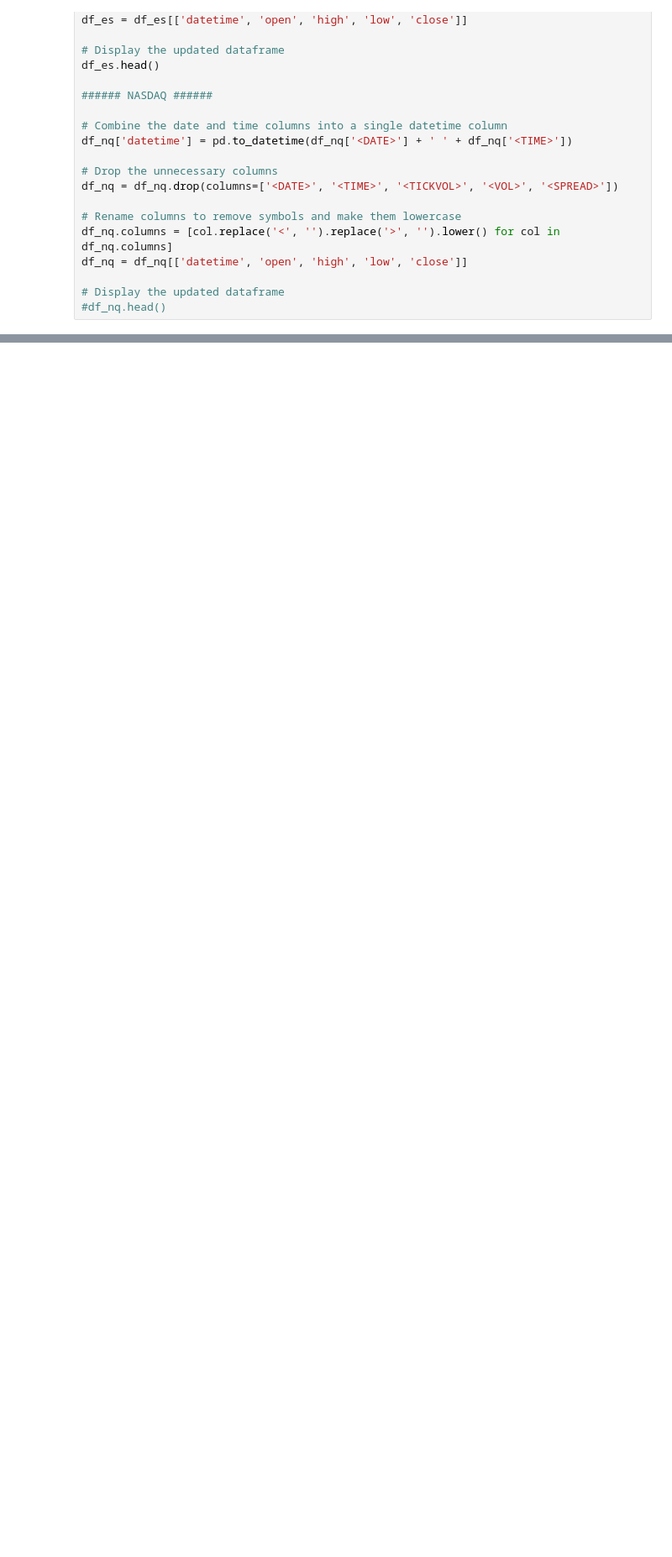
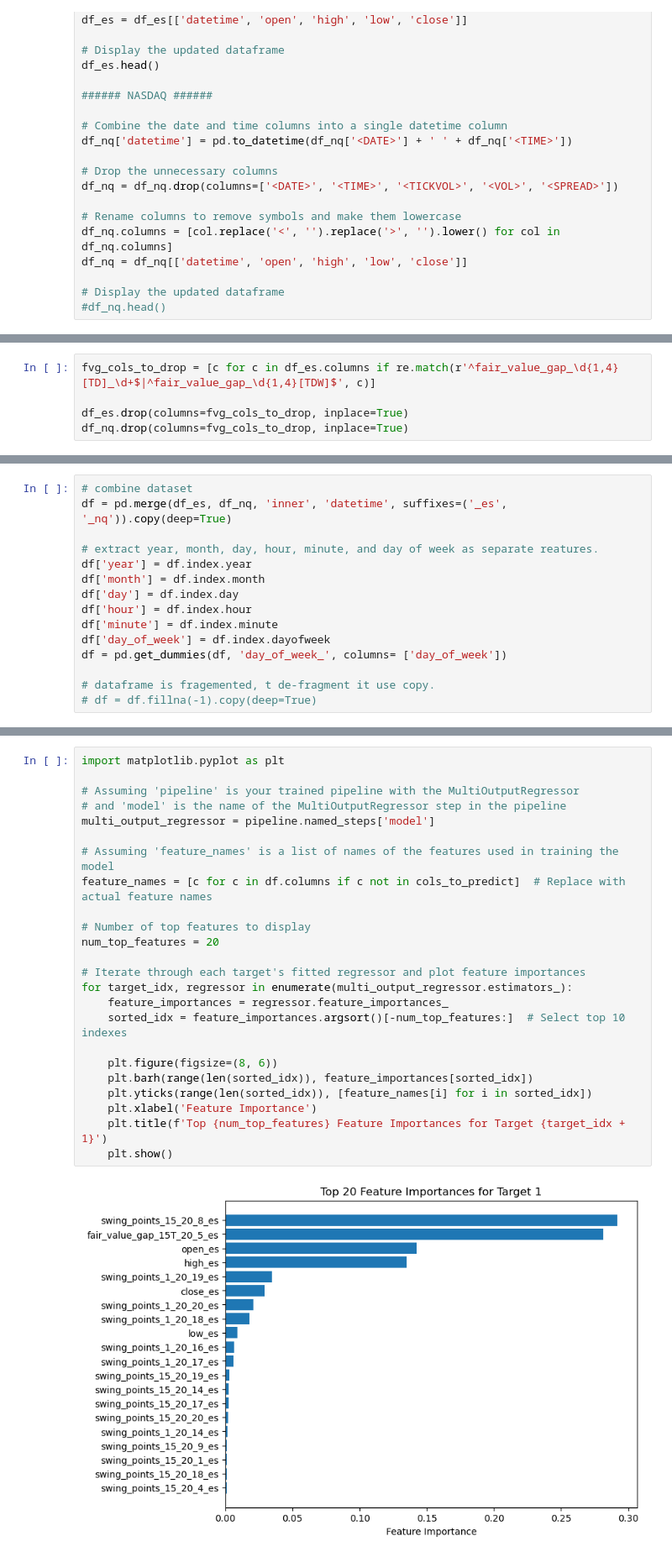
Before and after one commit to kshptl/ML-Futures, a Jupyter notebook: chatgpt cnn-transformer.ipynb, the cells around one changed output, grey strips where cells are left out. Shown: that part at 84% size. Cells and saved outputs as stored; diff of their text form; blank space fills up the shorter version.

```diff
--- a/chatgpt cnn-transformer.ipynb
+++ b/chatgpt cnn-transformer.ipynb
@@ -284,0 +362,5 @@ WARNING:absl:There is a known slowdown when using v2.11+ Keras optimizers on M1/
+# %%
+fvg_cols_to_drop = [c for c in df_es.columns if re.match(r'^fair_value_gap_\d{1,4}[TD]_\d+$|^fair_value_gap_\d{1,4}[TDW]$', c)]
+
+df_es.drop(columns=fvg_cols_to_drop, inplace=True)
+df_nq.drop(columns=fvg_cols_to_drop, inplace=True)
@@ -284,0 +442,15 @@ WARNING:absl:There is a known slowdown when using v2.11+ Keras optimizers on M1/
+# %%
+# combine dataset
+df = pd.merge(df_es, df_nq, 'inner', 'datetime', suffixes=('_es', '_nq')).copy(deep=True)
+
+# extract year, month, day, hour, minute, and day of week as separate reatures.
+df['year'] = df.index.year
+df['month'] = df.index.month
+df['day'] = df.index.day
+df['hour'] = df.index.hour
+df['minute'] = df.index.minute
+df['day_of_week'] = df.index.dayofweek
+df = pd.get_dummies(df, 'day_of_week_', columns= ['day_of_week'])
+
+# dataframe is fragemented, t de-fragment it use copy.
+# df = df.fillna(-1).copy(deep=True)
@@ -284,0 +618,26 @@ WARNING:absl:There is a known slowdown when using v2.11+ Keras optimizers on M1/
+# %%
+import matplotlib.pyplot as plt
+
+# Assuming 'pipeline' is your trained pipeline with the MultiOutputRegressor
+# and 'model' is the name of the MultiOutputRegressor step in the pipeline
+multi_output_regressor = pipeline.named_steps['model']
+
+# Assuming 'feature_names' is a list of names of the features used in training the model
+feature_names = [c for c in df.columns if c not in cols_to_predict]  # Replace with actual feature names
+
+# Number of top features to display
+num_top_features = 20
+
+# Iterate through each target's fitted regressor and plot feature importances
+for target_idx, regressor in enumerate(multi_output_regressor.estimators_):
+    feature_importances = regressor.feature_importances_
+    sorted_idx = feature_importances.argsort()[-num_top_features:]  # Select top 10 indexes
+
+    plt.figure(figsize=(8, 6))
+    plt.barh(range(len(sorted_idx)), feature_importances[sorted_idx])
+    plt.yticks(range(len(sorted_idx)), [feature_names[i] for i in sorted_idx])
+    plt.xlabel('Feature Importance')
+    plt.title(f'Top {num_top_features} Feature Importances for Target {target_idx + 1}')
+    plt.show()
+# %% [output]
+[figure, added]
```
Also changed, not shown: parts of 34 cells of this notebook, 2 other files.
